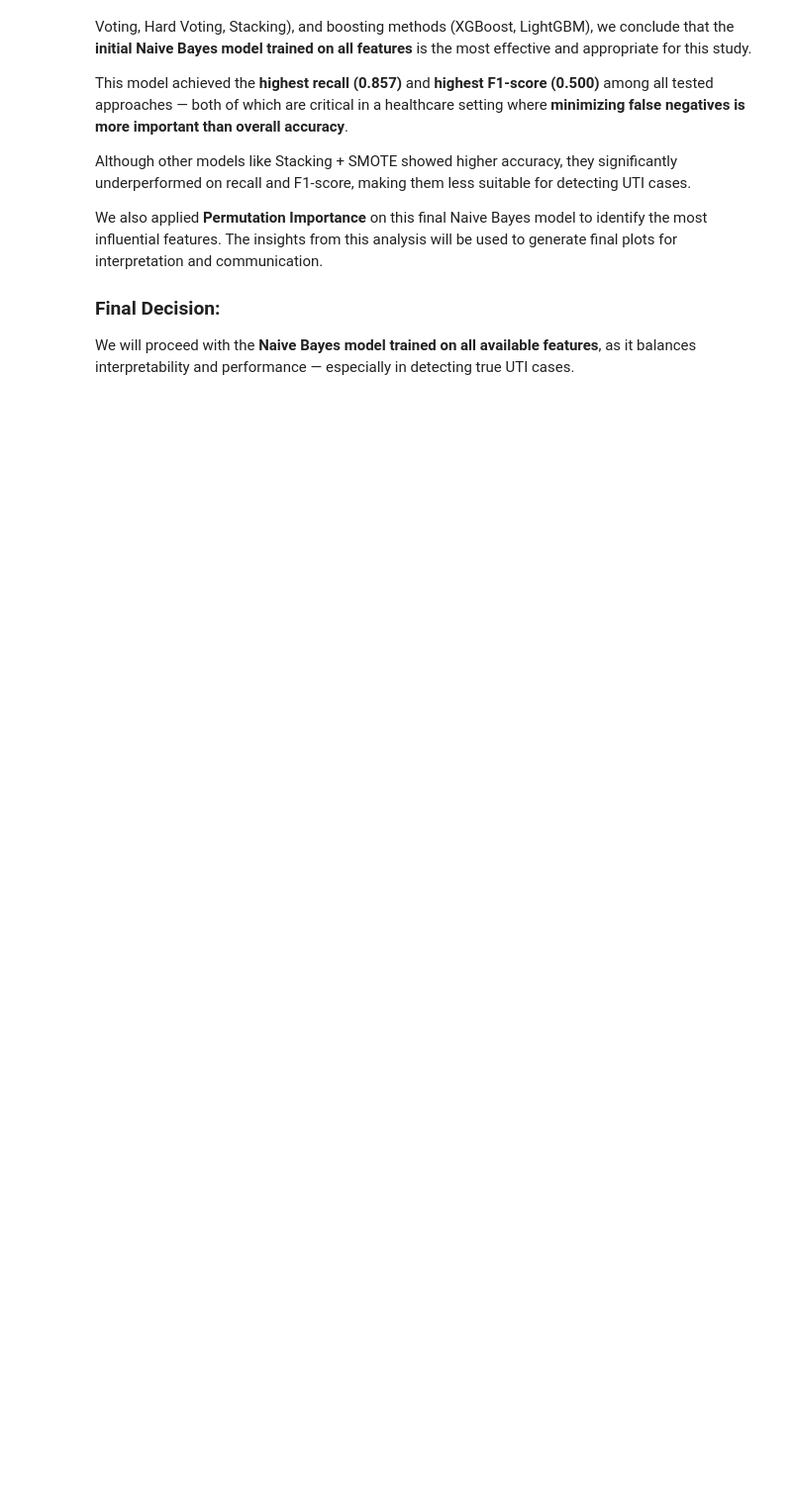
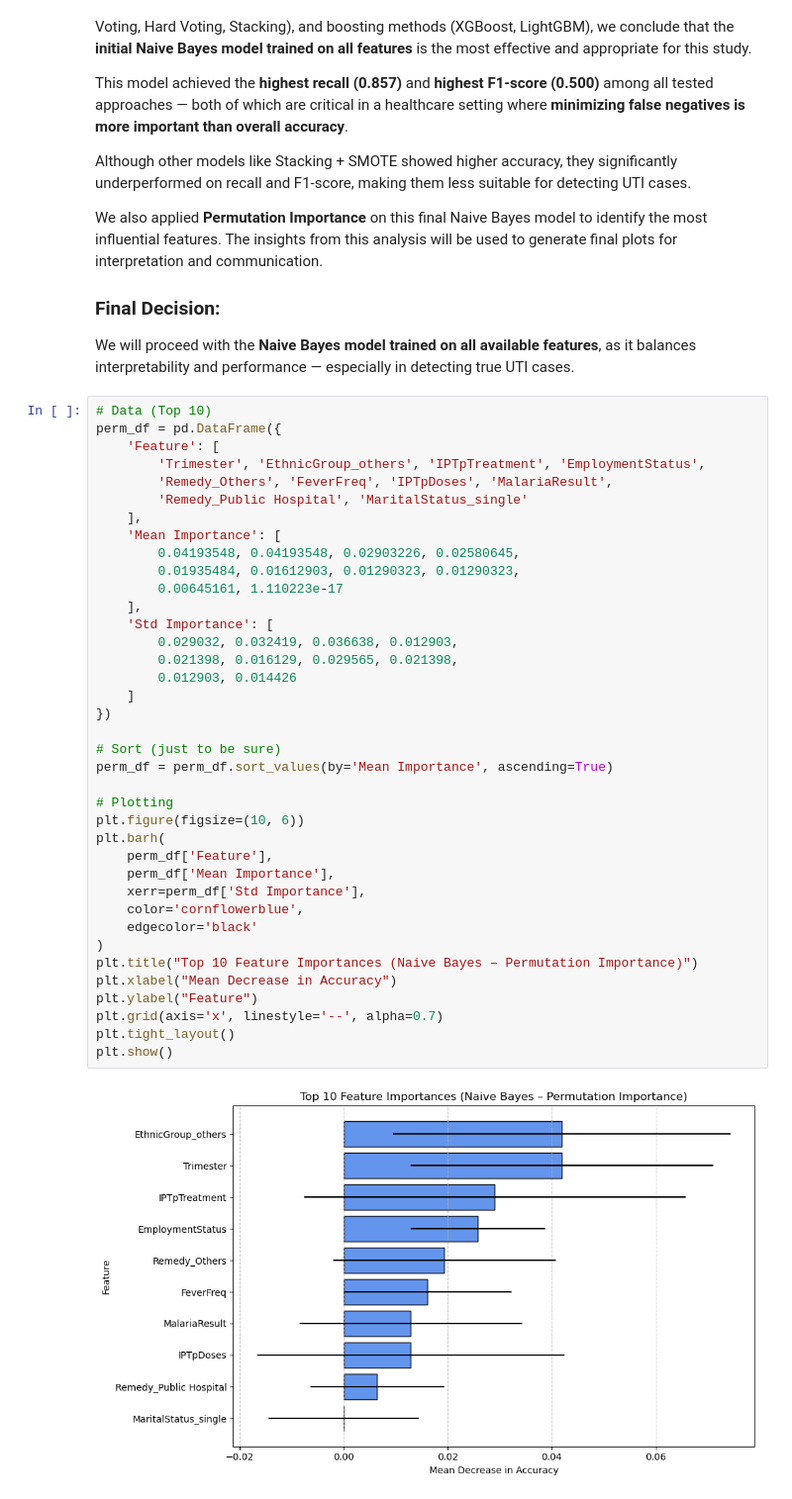
Before and after one commit to RichelCode/uti-pregnancy-analysis, a Jupyter notebook: uti_pregnancy_analysis.ipynb, the cells around one changed output. Shown at 99% size. Drawn from its saved outputs; the diff is of its cells as text; blank space fills up the shorter version.

```diff
--- a/uti_pregnancy_analysis.ipynb
+++ b/uti_pregnancy_analysis.ipynb
@@ -2180,3 +2180,43 @@ We also applied **Permutation Importance** on this final Naive Bayes model to id
 
 ###  Final Decision:
 We will proceed with the **Naive Bayes model trained on all available features**, as it balances interpretability and performance — especially in detecting true UTI cases.
+# %%
+# Data (Top 10)
+perm_df = pd.DataFrame({
+    'Feature': [
+        'Trimester', 'EthnicGroup_others', 'IPTpTreatment', 'EmploymentStatus',
+        'Remedy_Others', 'FeverFreq', 'IPTpDoses', 'MalariaResult',
+        'Remedy_Public Hospital', 'MaritalStatus_single'
+    ],
+    'Mean Importance': [
+        0.04193548, 0.04193548, 0.02903226, 0.02580645,
+        0.01935484, 0.01612903, 0.01290323, 0.01290323,
+        0.00645161, 1.110223e-17
+    ],
+    'Std Importance': [
+        0.029032, 0.032419, 0.036638, 0.012903,
+        0.021398, 0.016129, 0.029565, 0.021398,
+        0.012903, 0.014426
+    ]
+})
+
+# Sort (just to be sure)
+perm_df = perm_df.sort_values(by='Mean Importance', ascending=True)
+
+# Plotting
+plt.figure(figsize=(10, 6))
+plt.barh(
+    perm_df['Feature'],
+    perm_df['Mean Importance'],
+    xerr=perm_df['Std Importance'],
+    color='cornflowerblue',
+    edgecolor='black'
+)
+plt.title("Top 10 Feature Importances (Naive Bayes – Permutation Importance)")
+plt.xlabel("Mean Decrease in Accuracy")
+plt.ylabel("Feature")
+plt.grid(axis='x', linestyle='--', alpha=0.7)
+plt.tight_layout()
+plt.show()
+# %% [output]
+[figure, added]
```
Also changed, not shown: parts of 1 cell of this notebook.
